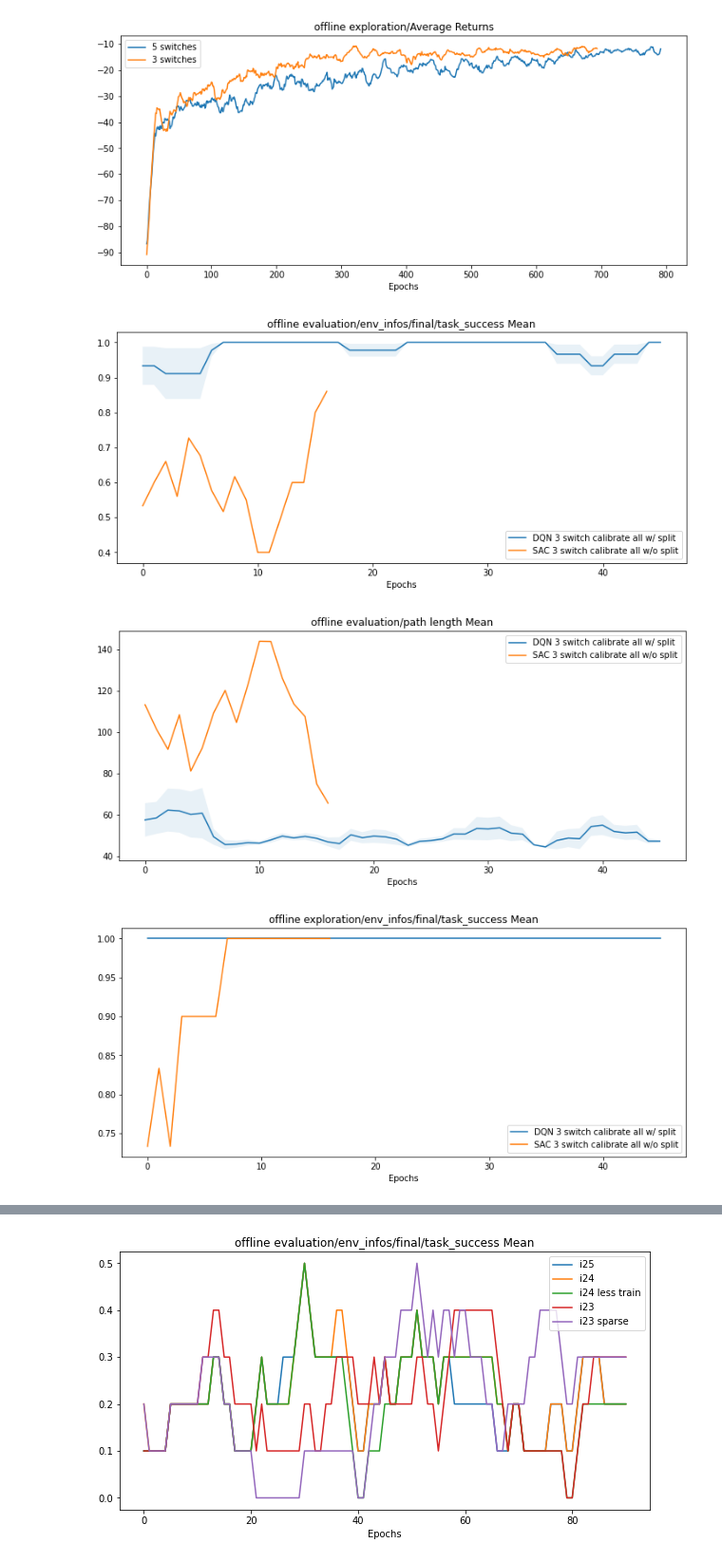
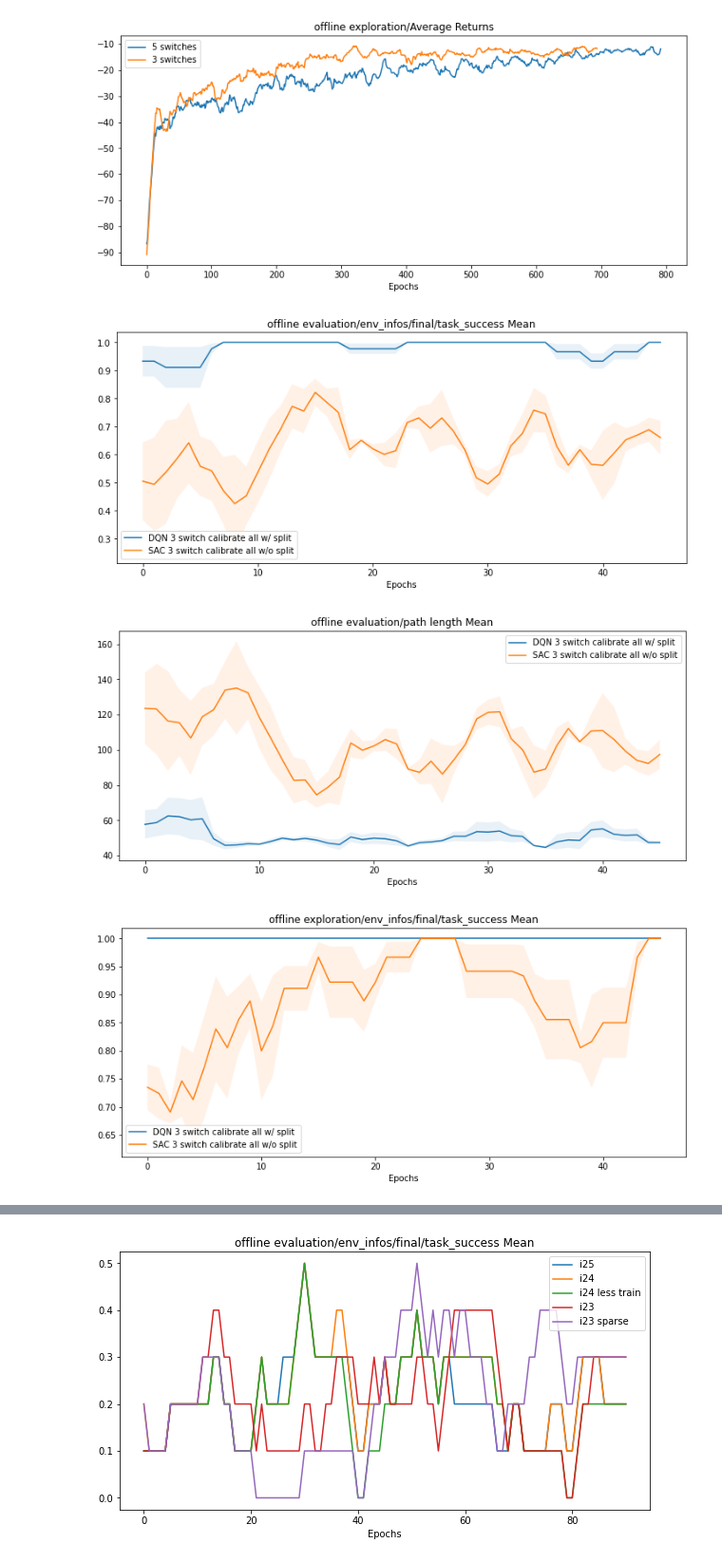
Before and after one commit to 00schen/CursorControl, a Jupyter notebook: image/plots.ipynb, the cells around one changed output, grey strips where cells are left out. Shown at 95% size. Saved outputs shown, nothing was run; the diff lists cells and outputs as text; code cells hidden in the pictures.

```diff
--- a/image/plots.ipynb
+++ b/image/plots.ipynb
@@ -178,27 +178,27 @@ plot(dfs, metrics)
 # %%
 tests = ['calibrate']
 
 paths = sum([[(os.path.join(path,run),test) for run in os.listdir(path)]
              for path,test in [(os.path.join(os.path.abspath(''),'logs',test,),test) for test in tests]],[])
 
 paths = sorted(paths, key=lambda x: x[0])
 
 dfs = Reader().read(paths, name='progress.csv')
 for df in dfs:
     df.columns = df.columns.get_level_values(0)
 
 metrics = ['evaluation/env_infos/final/task_success Mean', 'evaluation/path length Mean',
            'exploration/env_infos/final/task_success Mean', 'trainer/SL Loss', 'trainer/KL Loss',
            'trainer/Latent Error']
 
 i0 = [0, 1, 2], 'DQN 3 switch calibrate all w/ split'
-i1 = [3], 'SAC 3 switch calibrate all w/o split'
+i1 = [3, 4, 5], 'SAC 3 switch calibrate all w/o split'
 
 
 index_sets = [i0, i1] #[i24, i25, i26, i27, i28, i29]
 window = 5
 plot(dfs, metrics)
 # %% [output]
-[figure, old version]
+[figure, new version]
-[figure, old version]
+[figure, new version]
-[figure, old version]
+[figure, new version]
```
Also changed, not shown: parts of 1 cell of this notebook, 2 other files.
